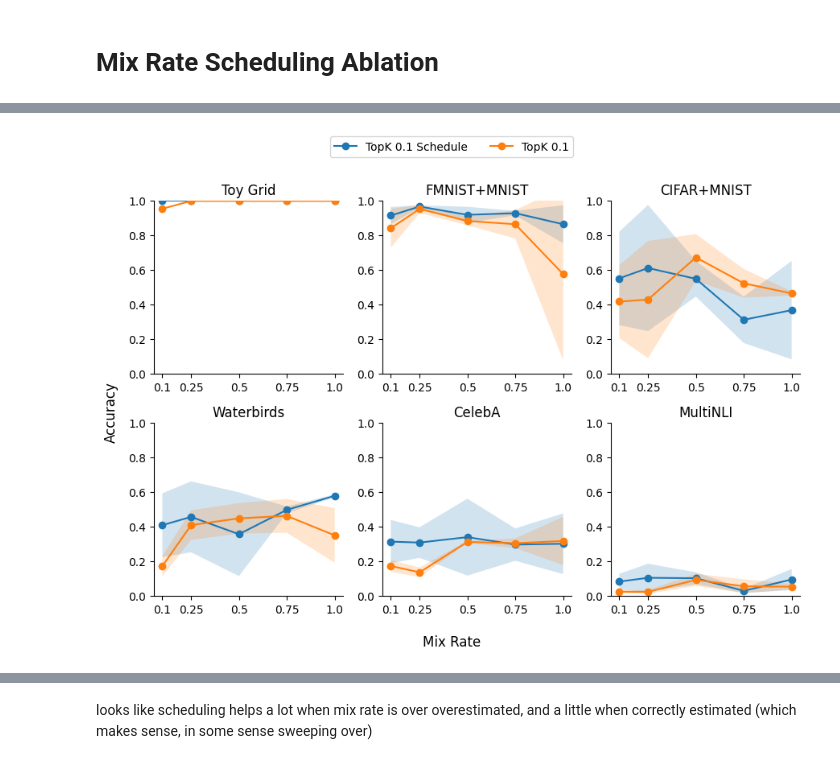
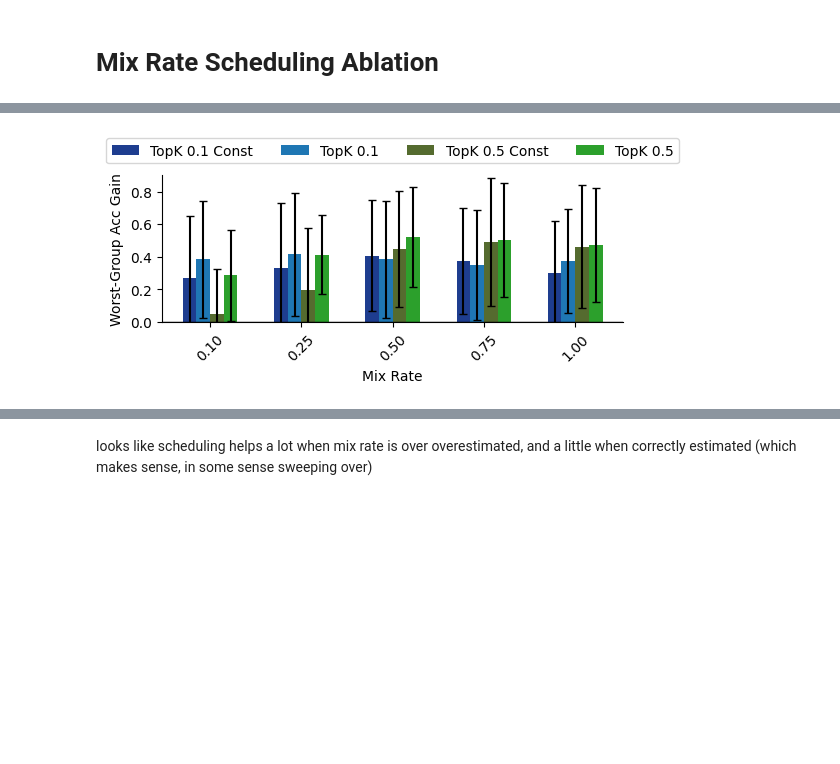
Before and after one commit to oliveradk/diverse-gen, a Jupyter notebook: experiments/250129_mix_rate_schedule/2_mix_rate_schedule_final_results.ipynb, the cells around one changed output, grey strips where cells are left out. Saved outputs shown, nothing was run; the diff lists cells and outputs as text; code cells hidden in the pictures; blank space fills up the shorter version.

```diff
--- a/experiments/250129_mix_rate_schedule/2_mix_rate_schedule_final_results.ipynb
+++ b/experiments/250129_mix_rate_schedule/2_mix_rate_schedule_final_results.ipynb
@@ -18,7 +18,7 @@ CC_RESULTS_DIR = "experiments/250122_cc/results"
 RESULTS_DIR = "experiments/250129_mix_rate_schedule/results"
 os.makedirs(RESULTS_DIR, exist_ok=True)
 # %%
-MIX_RATES = [0.10, 0.25, 0.5, 0.75, 1.0]
+MIX_RATES = [0.1, 0.25, 0.5, 0.75, 1.0]
 DATASETS = ["toy_grid", "fmnist_mnist", "cifar_mnist", "waterbirds", "celebA-0", "multi-nli"]
 METHODS = ["DivDis", "TopK 0.5", "TopK 0.1", "DBAT", "ERM"]
 METHODS_TO_LOAD = ["TopK 0.5", "TopK 0.1"]
@@ -348,14 +401,14 @@ plot_aggregate_metrics(
 # %% [markdown]
 # Mix Rate Scheduling Ablation
 # %%
-ABLATION_METHODS = ["TopK 0.5", "TopK 0.1", "TopK 0.5 Schedule", "TopK 0.1 Schedule"]
+ABLATION_METHODS = ["TopK 0.1 Const", "TopK 0.1", "TopK 0.5 Const", "TopK 0.5"]
 # %%
 def create_ablation_df(base_df: pd.DataFrame, schedule_df: pd.DataFrame) -> pd.DataFrame:
     # Get TopK results from constant mix rate
     base_topk_df = base_df[base_df['Method'].isin(['TopK 0.5', 'TopK 0.1'])].copy()
     base_topk_df['Method'] = base_topk_df['Method'].map({
-        'TopK 0.5': 'TopK 0.5',
-        'TopK 0.1': 'TopK 0.1'
+        'TopK 0.5': 'TopK 0.5 Const',
+        'TopK 0.1': 'TopK 0.1 Const'
     })
 
     erm_df = base_df[base_df['Method'] == 'ERM'].copy()
@@ -363,8 +416,8 @@ def create_ablation_df(base_df: pd.DataFrame, schedule_df: pd.DataFrame) -> pd.D
     # Get TopK results from scheduled mix rate
     schedule_topk_df = schedule_df[schedule_df['Method'].isin(['TopK 0.5', 'TopK 0.1'])].copy()
     schedule_topk_df['Method'] = schedule_topk_df['Method'].map({
-        'TopK 0.5': 'TopK 0.5 Schedule',
-        'TopK 0.1': 'TopK 0.1 Schedule'
+        'TopK 0.5': 'TopK 0.5',
+        'TopK 0.1': 'TopK 0.1'
     })
 
     # Combine the dataframes
@@ -393,3 +446,19 @@ rate_data.get_group(0.10)
 Name: Accuracy, dtype: float64
+# %%
+method_colors = {
+    "TopK 0.1": color_map[0],
+    "DivDis": color_map[1],
+    "TopK 0.5": color_map[2],
+    "DBAT": color_map[3],
+    "ERM": color_map[4],
+    "TopK 0.1 Const": '#1e3d8f',
+    "TopK 0.5 Const": '#556b2f'
+}
+method_linestyle = {
+    "TopK 0.1": '-',
+    "TopK 0.5": '-',
+    "TopK 0.1 Const": '--',
+    "TopK 0.5 Const": '--'
+}
 # %%
 fig, axes = plot_acc_results_grid(
@@ -427,11 +519,15 @@ plt.show()
 # %%
-fig, axes = plot_acc_results_grid(
-    ablat_worst_acc_df,
-    dataset_titles=DATASET_TITLES,
-    methods=["TopK 0.1 Schedule", "TopK 0.1"],
-    ylim=(0.0, 1.0)
+fig, ax = plot_aggregate_metrics(
+    df=ablat_worst_acc_df,
+    included_methods=ABLATION_METHODS,
+    metric_col='Accuracy',
+    use_quartiles=False,
+    ylim=(0.0, 0.9),
+    ylabel="Worst-Group Acc Gain",
+    method_colors=method_colors,
+    legend_bbox=(0.5, 1.3)
 )
-fig.savefig(f"{RESULTS_DIR}/cc_mix_rate_avg_ablat.svg", bbox_inches="tight", dpi=300)
+fig.savefig(f"{RESULTS_DIR}/cc_mix_rate_worst_ablat_agg.svg", bbox_inches="tight", dpi=300)
 plt.show()
 # %% [output]
-[figure, old version]
+[figure, new version]
```
Also changed, not shown: parts of 18 cells of this notebook.
